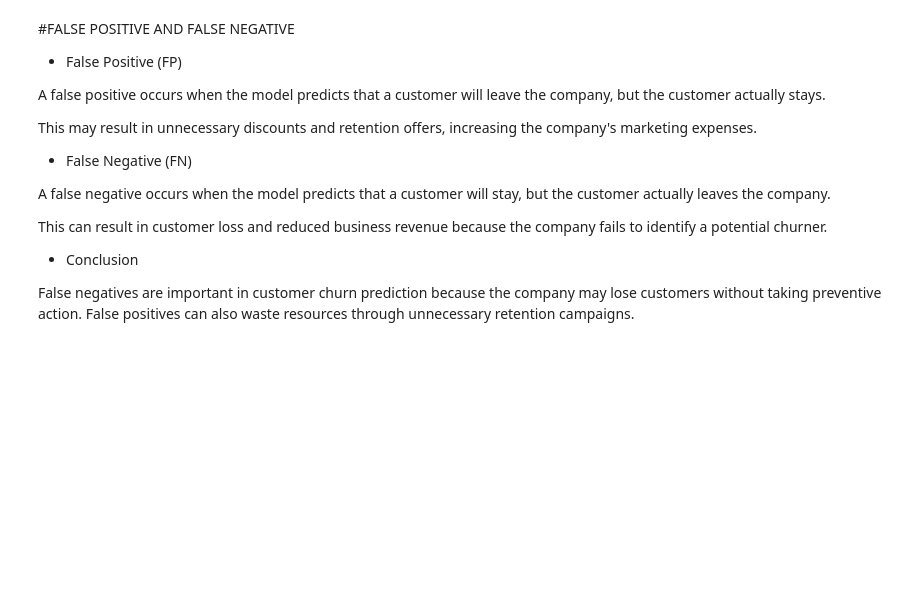
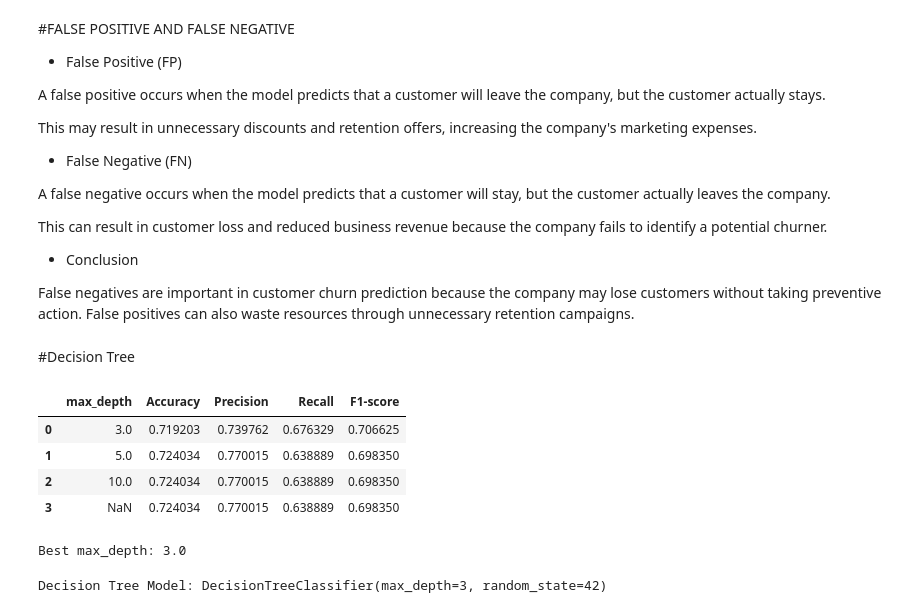
Before and after one commit to mahadevansnath/KNN_LogisticRegression_ModelEvaluation_casestudy, a Jupyter notebook: M_Mahadevan_TelcoChurn_KNN_LogReg.ipynb, the cells around one changed output. Saved outputs shown, nothing was run; the diff lists cells and outputs as text; code cells hidden in the pictures; blank space fills up the shorter version.

```diff
--- a/M_Mahadevan_TelcoChurn_KNN_LogReg.ipynb
+++ b/M_Mahadevan_TelcoChurn_KNN_LogReg.ipynb
@@ -736,3 +738,80 @@ This can result in customer loss and reduced business revenue because the compan
 *  Conclusion
 
 False negatives are important in customer churn prediction because the company may lose customers without taking preventive action. False positives can also waste resources through unnecessary retention campaigns.
+# %% [markdown]
+#Decision Tree
+# %%
+from sklearn.tree import DecisionTreeClassifier, plot_tree
+
+from sklearn.model_selection import train_test_split
+from sklearn.metrics import accuracy_score, precision_score, recall_score, f1_score
+
+# Split training data into training and validation sets
+X_train_dt, X_val_dt, y_train_dt, y_val_dt = train_test_split(
+    X_train_selected,
+    y_train,
+    test_size=0.2,
+    random_state=42,
+    stratify=y_train
+)
+
+# Different max_depth values
+depth_values = [3, 5, 10, None]
+
+dt_results = []
+
+for depth in depth_values:
+
+    dt_model = DecisionTreeClassifier(
+        max_depth=depth,
+        random_state=42
+    )
+
+    dt_model.fit(X_train_dt, y_train_dt)
+
+    val_pred = dt_model.predict(X_val_dt)
+
+    dt_results.append({
+        "max_depth": depth,
+        "Accuracy": accuracy_score(y_val_dt, val_pred),
+        "Precision": precision_score(y_val_dt, val_pred, zero_division=0),
+        "Recall": recall_score(y_val_dt, val_pred, zero_division=0),
+        "F1-score": f1_score(y_val_dt, val_pred, zero_division=0)
+    })
+
+# Display results
+dt_results_df = pd.DataFrame(dt_results)
+
+display(dt_results_df)
+# %% [output]
+|  | max_depth | Accuracy | Precision | Recall | F1-score |
+| 0 | 3.0 | 0.719203 | 0.739762 | 0.676329 | 0.706625 |
+| 1 | 5.0 | 0.724034 | 0.770015 | 0.638889 | 0.698350 |
+| 2 | 10.0 | 0.724034 | 0.770015 | 0.638889 | 0.698350 |
+| 3 | NaN | 0.724034 | 0.770015 | 0.638889 | 0.698350 |
+# %%
+best_depth = dt_results_df.loc[
+    dt_results_df["F1-score"].idxmax(), "max_depth"
+]
+
+print("Best max_depth:", best_depth)
+# %% [output]
+Best max_depth: 3.0
+# %%
+# Define best_depth (e.g., 3 based on your tuning results)
+best_depth = 3
+
+dt_model = DecisionTreeClassifier(
+    max_depth=best_depth,
+    random_state=42
+)
+
+# Fixed typo from X_train_seted to X_train_selected
+dt_model.fit(X_train_selected, y_train)
+
+# Predict using test data
+dt_test_pred = dt_model.predict(X_test_selected)
+
+print("Decision Tree Model:", dt_model)
+# %% [output]
+Decision Tree Model: DecisionTreeClassifier(max_depth=3, random_state=42)
```
Also changed, not shown: parts of 6 cells of this notebook.
